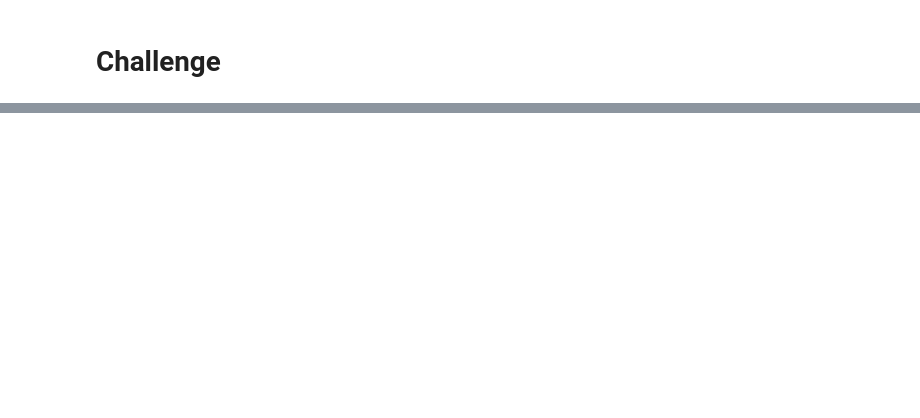
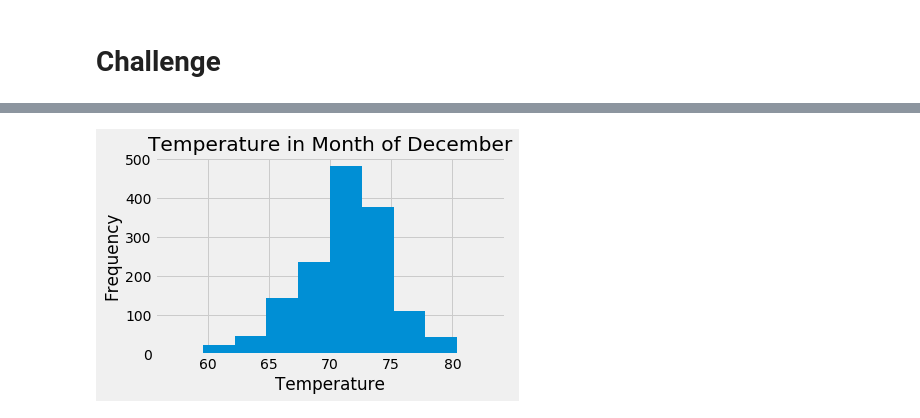
Before and after one commit to GirijaJoshi/surfs_up, a Jupyter notebook: climate_analysis.ipynb, the cells around one changed output, grey strips where cells are left out. Drawn from its saved outputs; the diff is of its cells as text; code cells hidden in the pictures; blank space fills up the shorter version.

```diff
--- a/climate_analysis.ipynb
+++ b/climate_analysis.ipynb
@@ -312,0 +411,3 @@ Incorrect start data format, should be YYYY-MM-DD
+# %%
+dec_df = get_stat_for_month('12')
+dec_df
@@ -312,0 +428,7 @@ Incorrect start data format, should be YYYY-MM-DD
+# %%
+dec_df['tobs'].plot.hist()
+plt.xlabel('Temperature')
+plt.title('Temperature in Month of December')
+plt.tight_layout()
+# %% [output]
+[figure, added]
```
Also changed, not shown: parts of 14 cells of this notebook, 1 other file.
